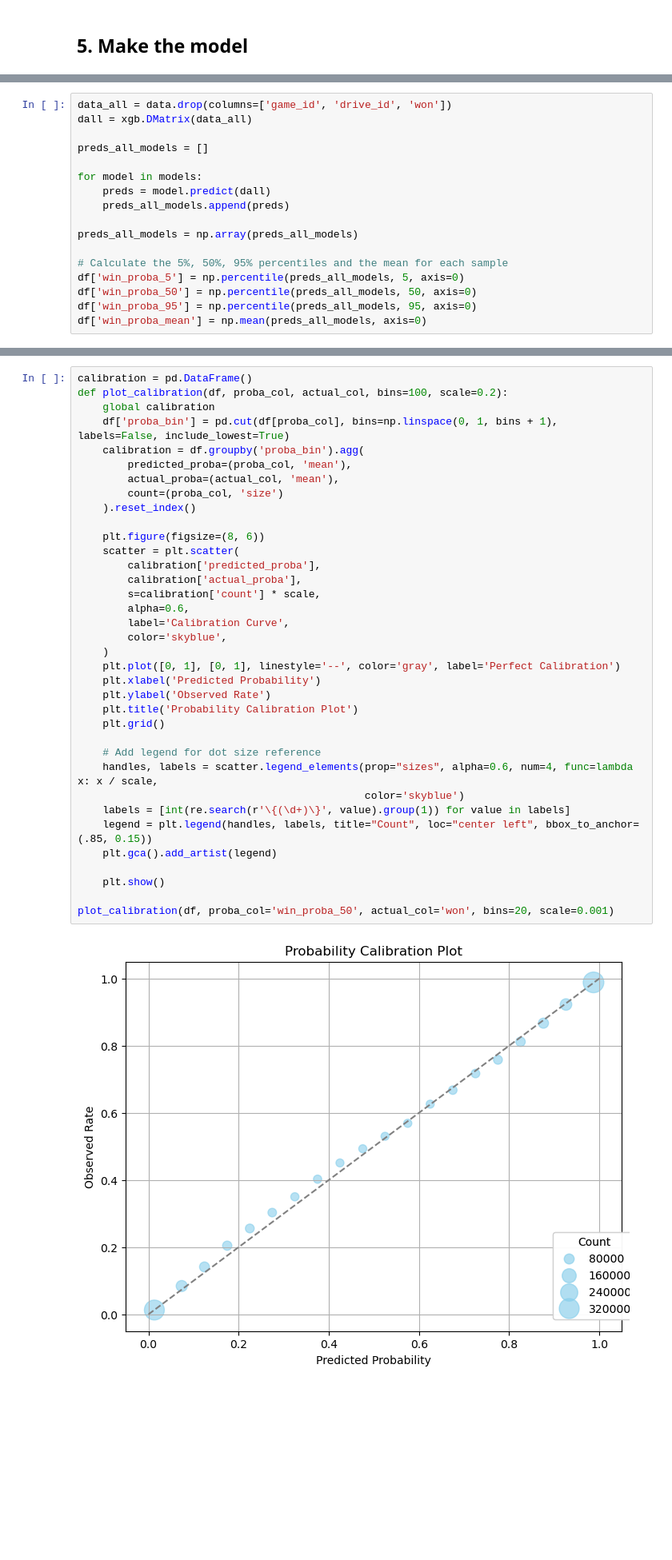
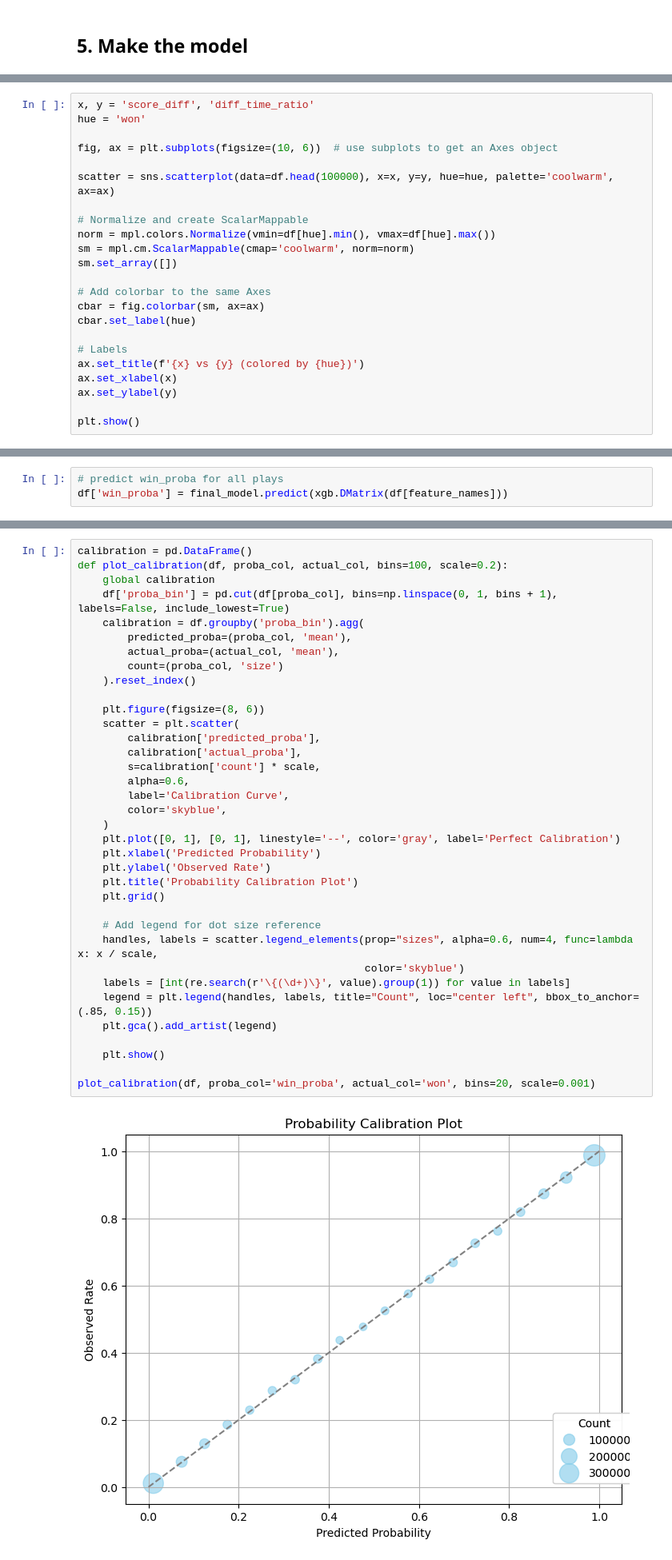
Before and after one commit to lneuendorf/4th-down-models, a Jupyter notebook: notebooks/win_probability.ipynb, the cells around one changed output, grey strips where cells are left out. Shown at 80% size. Drawn from its saved outputs; the diff is of its cells as text; blank space fills up the shorter version.

```diff
--- a/notebooks/win_probability.ipynb
+++ b/notebooks/win_probability.ipynb
@@ -401,0 +702,23 @@ dtype: object
+# %%
+x, y = 'score_diff', 'diff_time_ratio'
+hue = 'won'
+
+fig, ax = plt.subplots(figsize=(10, 6))  # use subplots to get an Axes object
+
+scatter = sns.scatterplot(data=df.head(100000), x=x, y=y, hue=hue, palette='coolwarm', ax=ax)
+
+# Normalize and create ScalarMappable
+norm = mpl.colors.Normalize(vmin=df[hue].min(), vmax=df[hue].max())
+sm = mpl.cm.ScalarMappable(cmap='coolwarm', norm=norm)
+sm.set_array([])
+
+# Add colorbar to the same Axes
+cbar = fig.colorbar(sm, ax=ax)
+cbar.set_label(hue)
+
+# Labels
+ax.set_title(f'{x} vs {y} (colored by {hue})')
+ax.set_xlabel(x)
+ax.set_ylabel(y)
+
+plt.show()
@@ -577,19 +893,5 @@ Average Test Log Loss over 100 models: 0.35783
-# %%
-data_all = data.drop(columns=['game_id', 'drive_id', 'won'])
-dall = xgb.DMatrix(data_all)
-
-preds_all_models = []
-
-for model in models:
-    preds = model.predict(dall)
-    preds_all_models.append(preds)
-
-preds_all_models = np.array(preds_all_models)
-
-# Calculate the 5%, 50%, 95% percentiles and the mean for each sample
-df['win_proba_5'] = np.percentile(preds_all_models, 5, axis=0)
-df['win_proba_50'] = np.percentile(preds_all_models, 50, axis=0)
-df['win_proba_95'] = np.percentile(preds_all_models, 95, axis=0)
-df['win_proba_mean'] = np.mean(preds_all_models, axis=0)
+# %%
+# predict win_proba for all plays
+df['win_proba'] = final_model.predict(xgb.DMatrix(df[feature_names]))
 # %%
 # plot win probability
@@ -613,35 +915,35 @@ def plot_calibration(df, proba_col, actual_col, bins=100, scale=0.2):
         predicted_proba=(proba_col, 'mean'),
         actual_proba=(actual_col, 'mean'),
         count=(proba_col, 'size')
     ).reset_index()
 
     plt.figure(figsize=(8, 6))
     scatter = plt.scatter(
         calibration['predicted_proba'],
         calibration['actual_proba'],
         s=calibration['count'] * scale,
         alpha=0.6,
         label='Calibration Curve',
         color='skyblue',
     )
     plt.plot([0, 1], [0, 1], linestyle='--', color='gray', label='Perfect Calibration')
     plt.xlabel('Predicted Probability')
     plt.ylabel('Observed Rate')
     plt.title('Probability Calibration Plot')
     plt.grid()
 
     # Add legend for dot size reference
     handles, labels = scatter.legend_elements(prop="sizes", alpha=0.6, num=4, func=lambda x: x / scale,
                                               color='skyblue')
     labels = [int(re.search(r'\{(\d+)\}', value).group(1)) for value in labels]
     legend = plt.legend(handles, labels, title="Count", loc="center left", bbox_to_anchor=(.85, 0.15))
     plt.gca().add_artist(legend)
 
     plt.show()
 
-plot_calibration(df, proba_col='win_proba_50', actual_col='won', bins=20, scale=0.001)
+plot_calibration(df, proba_col='win_proba', actual_col='won', bins=20, scale=0.001)
 # %% [output]
-[figure, old version]
+[figure, new version]
 # %%
 calibration = pd.DataFrame()
 def plot_calibration(df, proba_col, actual_col, bins=100, scale=0.2):
```
Also changed, not shown: parts of 44 cells of this notebook, 6 other files.
